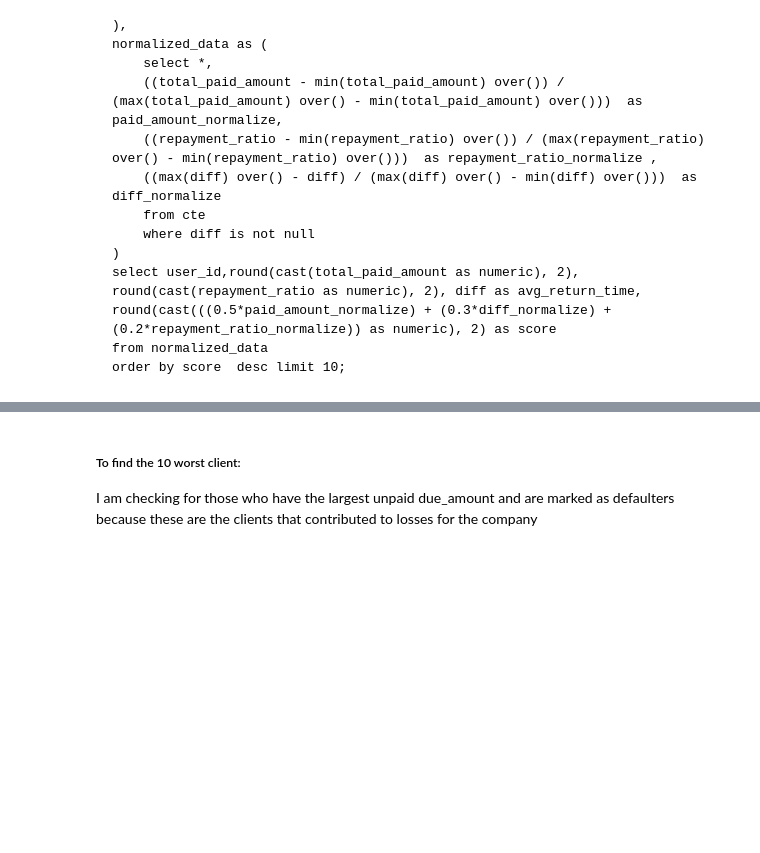
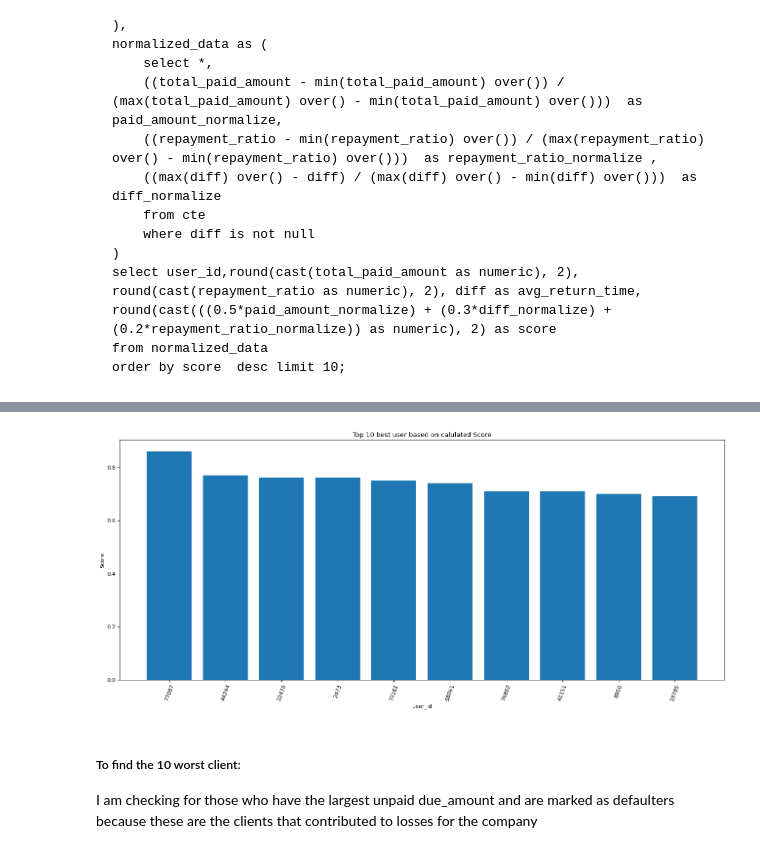
Before and after one commit to hkdhackcode/Lending_dataengineer_solution, a Jupyter notebook: SQL/SQL and Data Viz.ipynb, the cells around one changed output, grey strips where cells are left out. Cells and saved outputs as stored; diff of their text form; code cells hidden in the pictures; blank space fills up the shorter version.

````diff
--- a/SQL/SQL and Data Viz.ipynb
+++ b/SQL/SQL and Data Viz.ipynb
@@ -108,3 +248,33 @@ round(cast(((0.5*paid_amount_normalize) + (0.3*diff_normalize) + (0.2*repayment_
 from normalized_data
 order by score  desc limit 10;
 ```
+# %%
+sql_query = sql.SQL('''
+with cte as (
+    select c.user_id, count(loan_id) as cnt, sum(loan_amount) as total_due_amount,
+        sum(case when l.status = 'paid' then amount_paid else 0 end) as total_paid_amount,
+        sum(case when l.status = 'paid' then amount_paid else 0 end)/sum(loan_amount) as repayment_ratio,
+        extract(day from avg(paid_at - l.created_at)) as diff
+    from clients c join loans l
+    on c.user_id = l.user_id
+    where c.status = 'approved'
+    group by c.user_id
+),
+normalized_data as (
+    select *,
+    ((total_paid_amount - min(total_paid_amount) over()) / (max(total_paid_amount) over() - min(total_paid_amount) over()))  as paid_amount_normalize,
+    ((repayment_ratio - min(repayment_ratio) over()) / (max(repayment_ratio) over() - min(repayment_ratio) over()))  as repayment_ratio_normalize ,
+    ((max(diff) over() - diff) / (max(diff) over() - min(diff) over()))  as diff_normalize
+    from cte
+    where diff is not null
+)
+select user_id,round(cast(total_paid_amount as numeric), 2), round(cast(repayment_ratio as numeric), 2), diff as avg_return_time,
+round(cast(((0.5*paid_amount_normalize) + (0.3*diff_normalize) + (0.2*repayment_ratio_normalize)) as numeric), 2) as score
+from normalized_data
+order by score  desc limit 10;
+''')
+
+results = db.get_output(sql_query)
+#print(results)
+df = pd.DataFrame(results, columns=['user_id', 'Total_amount_paid','payment_ratio', 'Averge_time_taken', 'Score'])
+df.head()
@@ -111,3 +288,15 @@ order by score  desc limit 10;
+# %%
+df['user_id'] = df['user_id'].astype(str)
+figure(figsize=(20, 8), dpi=80)
+plt.bar(df['user_id'].astype(str), df['Score'])
+plt.xticks(df['user_id'], rotation=70)
+plt.xlabel("user_id")
+plt.ylabel("Score")
+plt.title("Top 10 best user based on calulated Score")
+#plt.ylim(df['Score'].min(), df['Score'].max())
+plt.show()
+# %% [output]
+[figure, added]
 # %% [markdown]
 ##### To find the 10 worst client:
 I am checking for those who have the largest unpaid due_amount and are marked as defaulters because these are the clients that contributed to losses for the company
````
Also changed, not shown: parts of 25 cells of this notebook, 5 other files.
